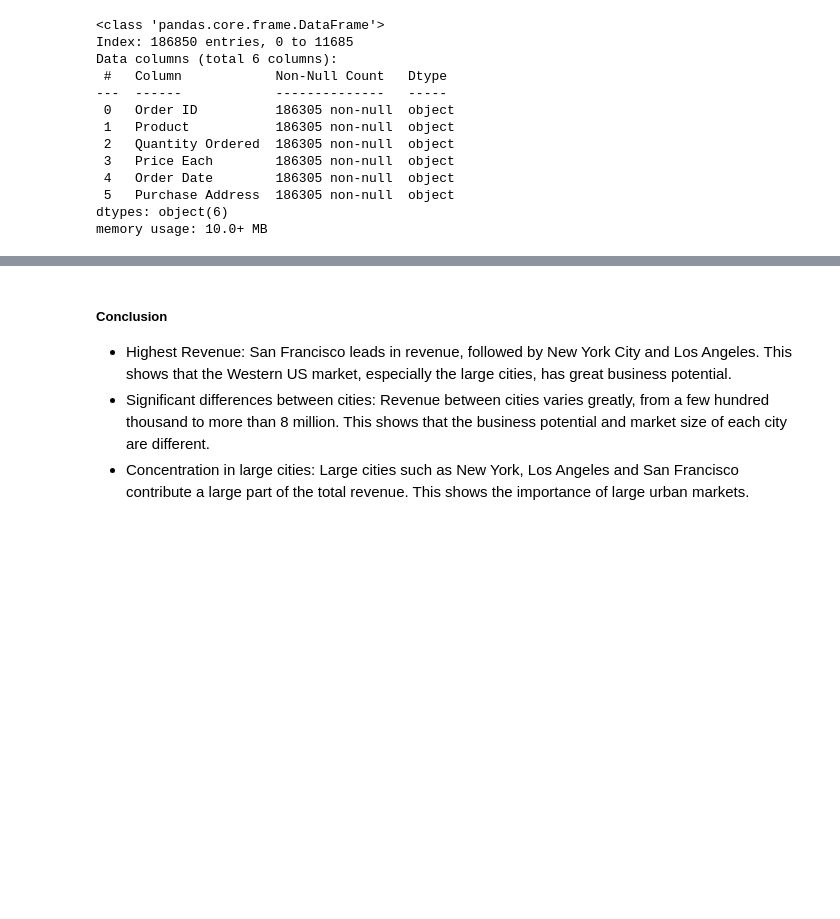
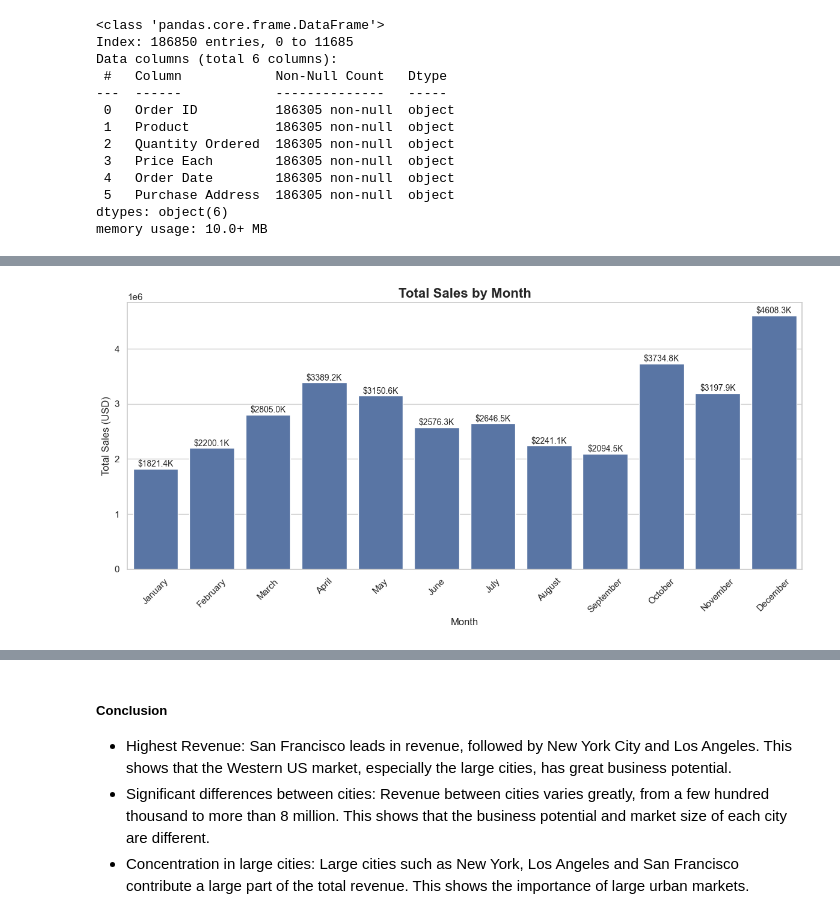
Before and after one commit to quangphuc412/DASalesProject, a Jupyter notebook: Sales_Data_Analysis.ipynb, the cells around one changed output, grey strips where cells are left out. Saved outputs shown, nothing was run; the diff lists cells and outputs as text; code cells hidden in the pictures; blank space fills up the shorter version.

```diff
--- a/Sales_Data_Analysis.ipynb
+++ b/Sales_Data_Analysis.ipynb
@@ -224,0 +285,3 @@ plt.show()
+# %%
+all_data = pd.read_csv("./data/transformed/transformed_data.csv")
+all_data.head()
@@ -224,0 +301,3 @@ plt.show()
+# %%
+monthly_sales  = all_data.groupby(['Month'] , as_index = False)['Total Sales'].sum()
+monthly_sales
@@ -224,0 +318,30 @@ plt.show()
+# %%
+month_dict = {
+    'January': 1, 'February': 2, 'March': 3, 'April': 4, 'May': 5, 'June': 6,
+    'July': 7, 'August': 8, 'September': 9, 'October': 10, 'November': 11, 'December': 12
+}
+monthly_sales.sort_values('Month' , key = lambda x : x.apply(lambda y : month_dict[y]) , inplace = True)
+# %%
+# Set a beautiful style
+sns.set_theme(style="whitegrid")
+
+# Optional: Set a color palette
+sns.set_palette("deep")  # Hoặc thử: "pastel" - Xanh nhạt, "viridis"- Tím, "Set2" - Xanh ngọc, "deep" - Xanh vừa, "muted", "coolwarm"
+# %%
+plt.figure(figsize=(12, 6))
+sns.barplot(data=monthly_sales, x='Month', y='Total Sales')
+
+# Add Subtitle and Lable
+plt.title('Total Sales by Month', fontsize=16, fontweight='bold')
+plt.xlabel('Month', fontsize=12)
+plt.ylabel('Total Sales (USD)', fontsize=12)
+
+# Show values of column
+for i, value in enumerate(monthly_sales['Total Sales']):
+    plt.text(i, value + 10000, f'${value/1000:.1f}K', ha='center', va='bottom', fontsize=10)
+
+plt.xticks(rotation=45)
+plt.tight_layout()
+plt.show()
+# %% [output]
+[figure, added]
```
Also changed, not shown: parts of 128 cells of this notebook, 6 other files.
